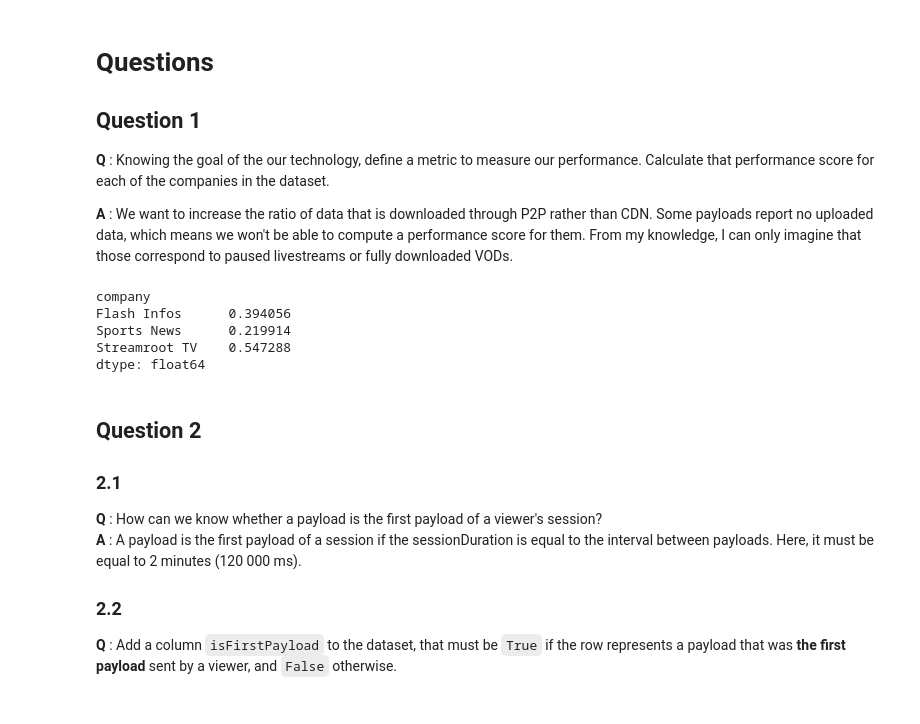
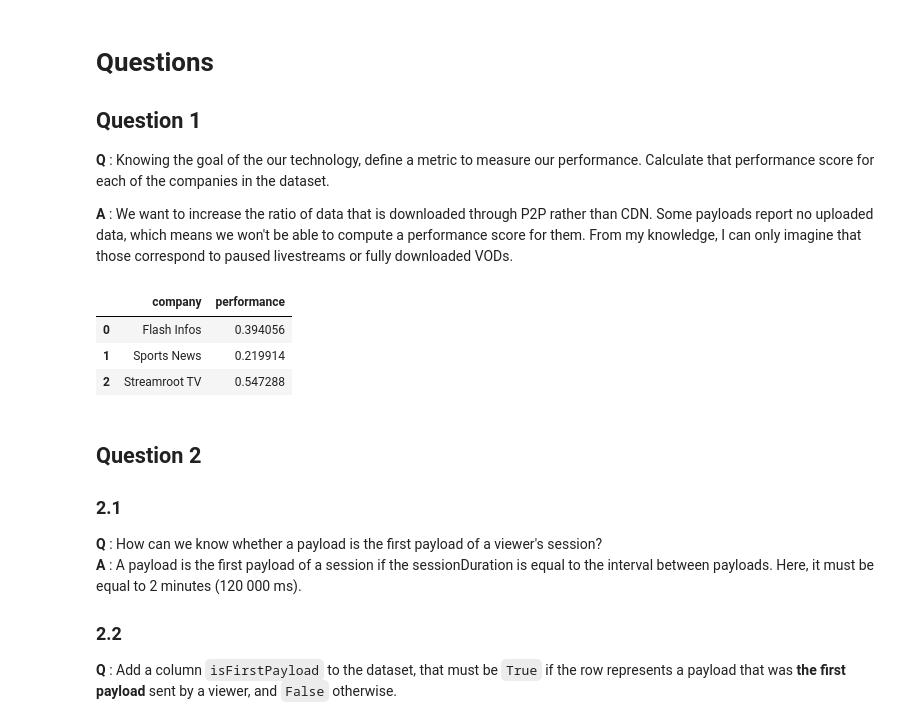
Before and after one commit to hazardsy/p2p-data-analysis, a Jupyter notebook: Data Mining/data_mining.ipynb, the cells around one changed output. Saved outputs shown, nothing was run; the diff lists cells and outputs as text; code cells hidden in the pictures.

```diff
--- a/Data Mining/data_mining.ipynb
+++ b/Data Mining/data_mining.ipynb
@@ -33,14 +33,13 @@ df.sample()
 # %%
 p2p_data_by_company = df.groupby("company")["p2p"].sum()
 cdn_data_by_company = df.groupby("company")["cdn"].sum()
 
-p2p_data_by_company / (p2p_data_by_company + cdn_data_by_company)
+(p2p_data_by_company / (p2p_data_by_company + cdn_data_by_company)).reset_index(name="performance")
 # %% [output]
-company
-Flash Infos      0.394056
-Sports News      0.219914
-Streamroot TV    0.547288
-dtype: float64
+|  | company | performance |
+| 0 | Flash Infos | 0.394056 |
+| 1 | Sports News | 0.219914 |
+| 2 | Streamroot TV | 0.547288 |
 # %% [markdown]
 ## Question 2
 ### 2.1
```
Also changed, not shown: parts of 8 cells of this notebook, 2 other files.
